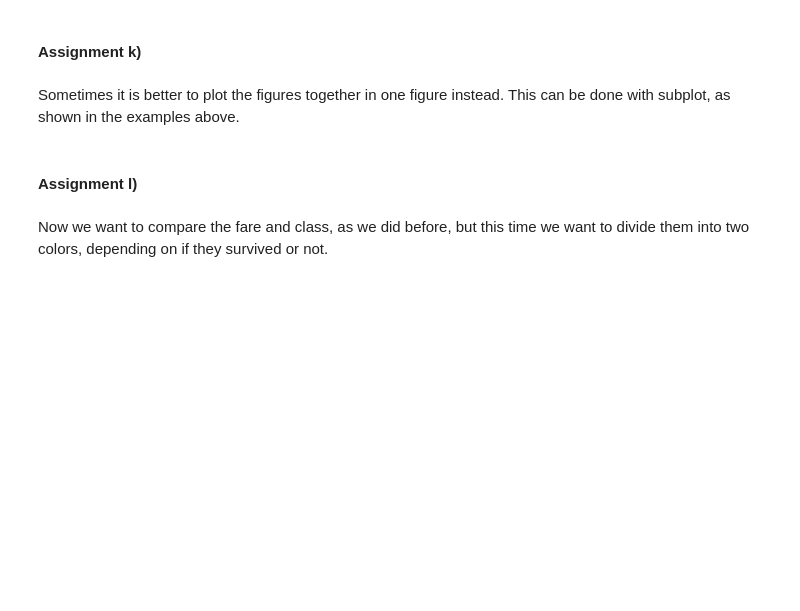
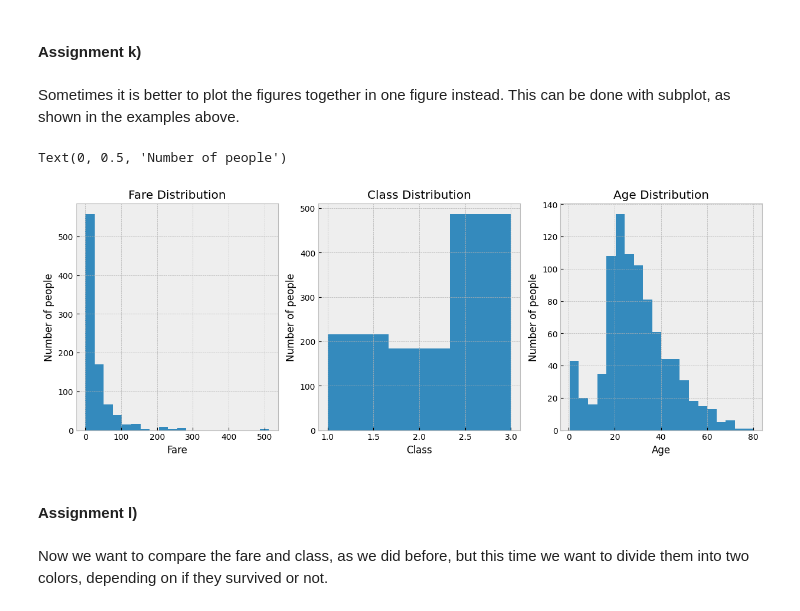
Before and after one commit to FolkeHilding/IntroML, a Jupyter notebook: Assignments/Practical/PracticalNotebook2.ipynb, the cells around one changed output. Cells and saved outputs as stored; diff of their text form; code cells hidden in the pictures; blank space fills up the shorter version.

```diff
--- a/Assignments/Practical/PracticalNotebook2.ipynb
+++ b/Assignments/Practical/PracticalNotebook2.ipynb
@@ -427,3 +498,28 @@ Sometimes it is better to plot the figures together in one figure instead. This
+# %%
+# ASSIGNMENT:
+# Make a subplot over the Fare, Class, and Age
+# label the plot and the axes appropriately
+
+# YOUR CODE HERE
+fig, axs = plt.subplots(1, 3, figsize=(15, 5))
+
+axs[0].hist(df['Fare'], bins=20)
+axs[0].set_title('Fare Distribution')
+axs[0].set_xlabel('Fare')
+axs[0].set_ylabel('Number of people')
+
+axs[1].hist(df['Pclass'], bins=3)
+axs[1].set_title('Class Distribution')
+axs[1].set_xlabel('Class')
+axs[1].set_ylabel('Number of people')
+
+axs[2].hist(df['Age'].dropna(), bins=20)
+axs[2].set_title('Age Distribution')
+axs[2].set_xlabel('Age')
+axs[2].set_ylabel('Number of people')
+# %% [output]
+Text(0, 0.5, 'Number of people')
+[figure, added]
 # %% [markdown]
 #### Assignment l)
 # %% [markdown]
```
Also changed, not shown: parts of 16 cells of this notebook.
